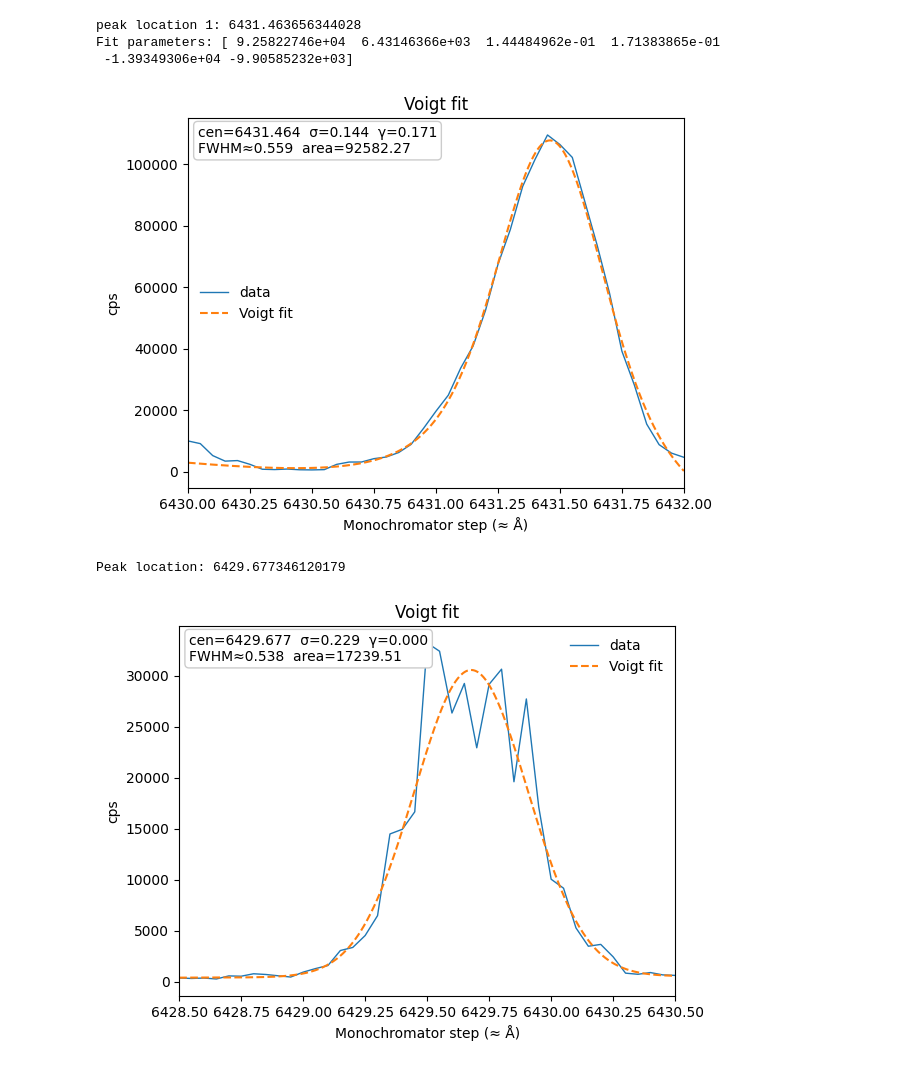
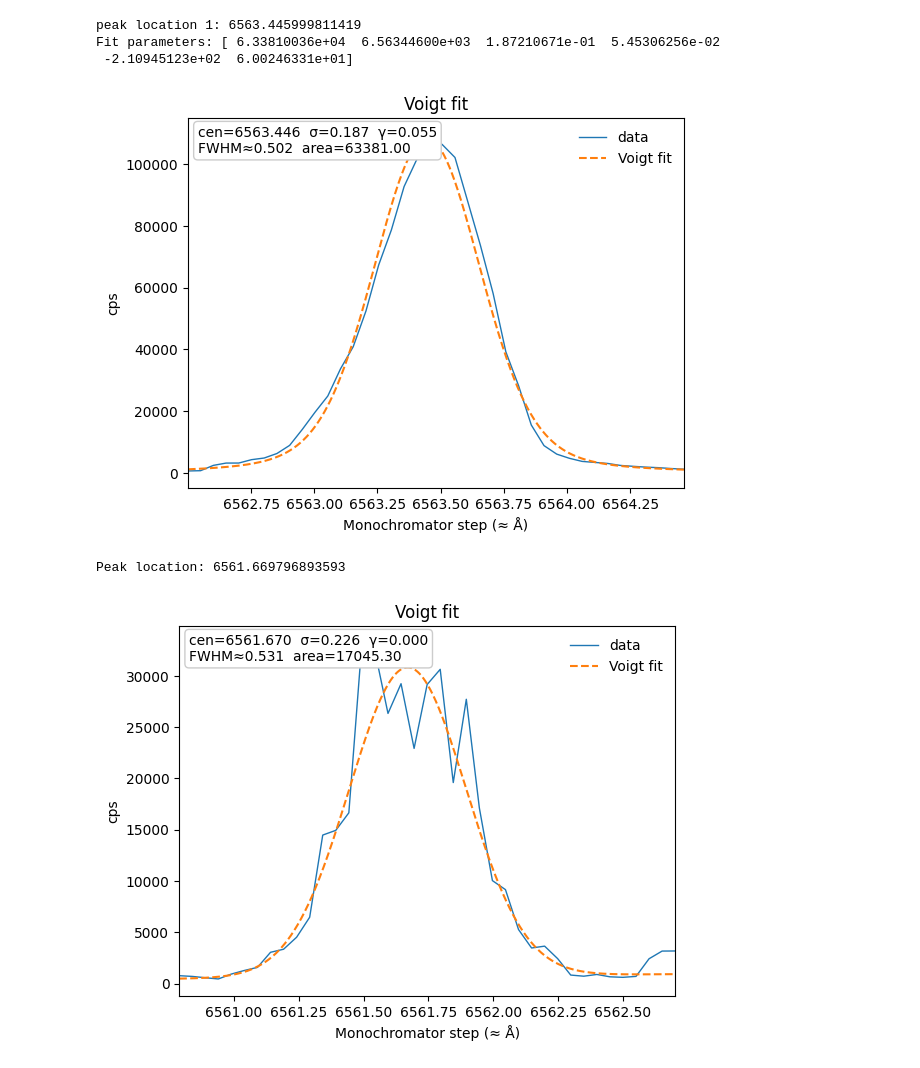
Before and after one commit to charlottemyers/jlab, a Jupyter notebook: spectro/Hydrogen_narrow.ipynb, the cells around one changed output. Drawn from its saved outputs; the diff is of its cells as text; code cells hidden in the pictures.

Commit message:
spectro: more peak fitting / recalibration

```diff
--- a/spectro/Hydrogen_narrow.ipynb
+++ b/spectro/Hydrogen_narrow.ipynb
@@ -5 +23,21 @@ import matplotlib.pyplot as plt
+# %%
+## choose data file
+DIR = "/Users/charlottemyers/projects/jlab/spectro/data/"
+files = ["Nate_Charlotte_1001_Run1.txt",
+            "Nate_Charlotte_1001_Run2.txt",
+            "Nate_Charlotte_1001_Run3.txt",
+            "Nate_Charlotte_1001_Run4.txt",
+            "Nate_Charlotte_1001_Run5.txt",
+            "Nate_Charlotte_1001_Run6.txt",
+            "Nate_Charlotte_1001_Run7.txt"]
+
+run = 2
+line = 3
+path = DIR + files[run -1]
+
+info = {
+    "3": {"wl_range": (6560, 6566), "line_label": "Hα", "line": 6562.79},
+    "4": {"wl_range": (4858, 4864), "line_label": "Hβ", "line": 4861.35},
+    "5": {"wl_range": (4338, 4342), "line_label": "Hγ", "line": 4340.47}
+}
 # %%
@@ -22,0 +75,13 @@ plt.yscale("log")
+# %%
+
+
+def voigt(x, mu, sigma, gamma):
+    # normalized Voigt profile
+    z = ((x - mu) + 1j*gamma) / (sigma * np.sqrt(2))
+    return np.real(wofz(z)) / (sigma * np.sqrt(2*np.pi))
+
+def two_voigts(x, A_H, mu_H, A_D, mu_D, sigma, gamma, C):
+    return A_H*voigt(x, mu_H, sigma, gamma) + A_D*voigt(x, mu_D, sigma, gamma) + C
+
+def two_gaussians(x, A_H, mu_H, A_D, mu_D, sigma, C):
+    return A_H*np.exp(-(x - mu_H)**2 / (2*sigma**2)) + A_D*np.exp(-(x - mu_D)**2 / (2*sigma**2)) + C
@@ -23,8 +210,5 @@ plt.yscale("log")
 # %%
-import numpy as np
-from scipy.special import wofz
-from scipy.optimize import curve_fit
-import matplotlib.pyplot as plt
+
 
 # Normalized Voigt (unit area).
 def _voigt_norm(x, cen, sigma, gamma):
@@ -71,46 +255,46 @@ def fit_voigt_peak(step, cps, x0_rough, window=5.0, use_weights=True):
     )
     area, cen, sigma, gamma, b0, b1 = popt
 
     # Approx Voigt FWHM (Olivero-Longbothum)
     fwhm = 0.5346*(2*gamma) + np.sqrt(0.2166*(2*gamma)**2 + (2.355*sigma)**2)
 
     # Plot
     xf = np.linspace(x.min(), x.max(), 1000)
     yf = voigt_model(xf, *popt)
     plt.plot(x, y, lw=1, label="data")
     plt.plot(xf, yf, ls="--", label="Voigt fit")
 
     # annotate
     txt = (f"cen={cen:.3f}  σ={sigma:.3f}  γ={gamma:.3f}\n"
            f"FWHM≈{fwhm:.3f}  area={area:.2f}")
     plt.text(0.02, 0.98, txt, transform=plt.gca().transAxes,
              ha="left", va="top", bbox=dict(boxstyle="round,pad=0.3", fc="white", ec="0.8"))
     plt.xlabel("Monochromator step (≈ Å)")
     plt.ylabel("cps")
     plt.legend(frameon=False)
     plt.title("Voigt fit")
     plt.xlim(x.min(), x.max())
 
     return popt, pcov, {"FWHM": fwhm}
 
 # fit + plot
-x0_rough = 6431.0
-popt, pcov, extra = fit_voigt_peak(step, cps, x0_rough, window=1.0, use_weights=True)
+x0_rough = 6563.5
+popt, pcov, extra = fit_voigt_peak(wl, cps, x0_rough, window=1.0, use_weights=True)
 peak_location1 = popt[1]
 print("peak location 1:", peak_location1)
 print("Fit parameters:", popt)
 # %% [output]
-peak location 1: 6431.463656344028
-Fit parameters: [ 9.25822746e+04  6.43146366e+03  1.44484962e-01  1.71383865e-01
- -1.39349306e+04 -9.90585232e+03]
+peak location 1: 6563.445999811419
+Fit parameters: [ 6.33810036e+04  6.56344600e+03  1.87210671e-01  5.45306256e-02
+ -2.10945123e+02  6.00246331e+01]
-[figure, old version]
+[figure, new version]
 # %%
 # fit voigt to 2 adjacent peaks, extract the max as the peak centers
-x0_rough = 6429.5
-popt1, pcov1, extra1 = fit_voigt_peak(step, cps, x0_rough, window=1.0, use_weights=True)
+x0_rough = 6561.75
+popt1, pcov1, extra1 = fit_voigt_peak(wl, cps, x0_rough, window=1.0, use_weights=True)
 
 peak_location2 = (popt1[1])
 print("Peak location:", peak_location2)
 # %% [output]
-Peak location: 6429.677346120179
+Peak location: 6561.669796893593
-[figure, old version]
+[figure, new version]
```
Also changed, not shown: parts of 10 cells of this notebook, 1 other file.
